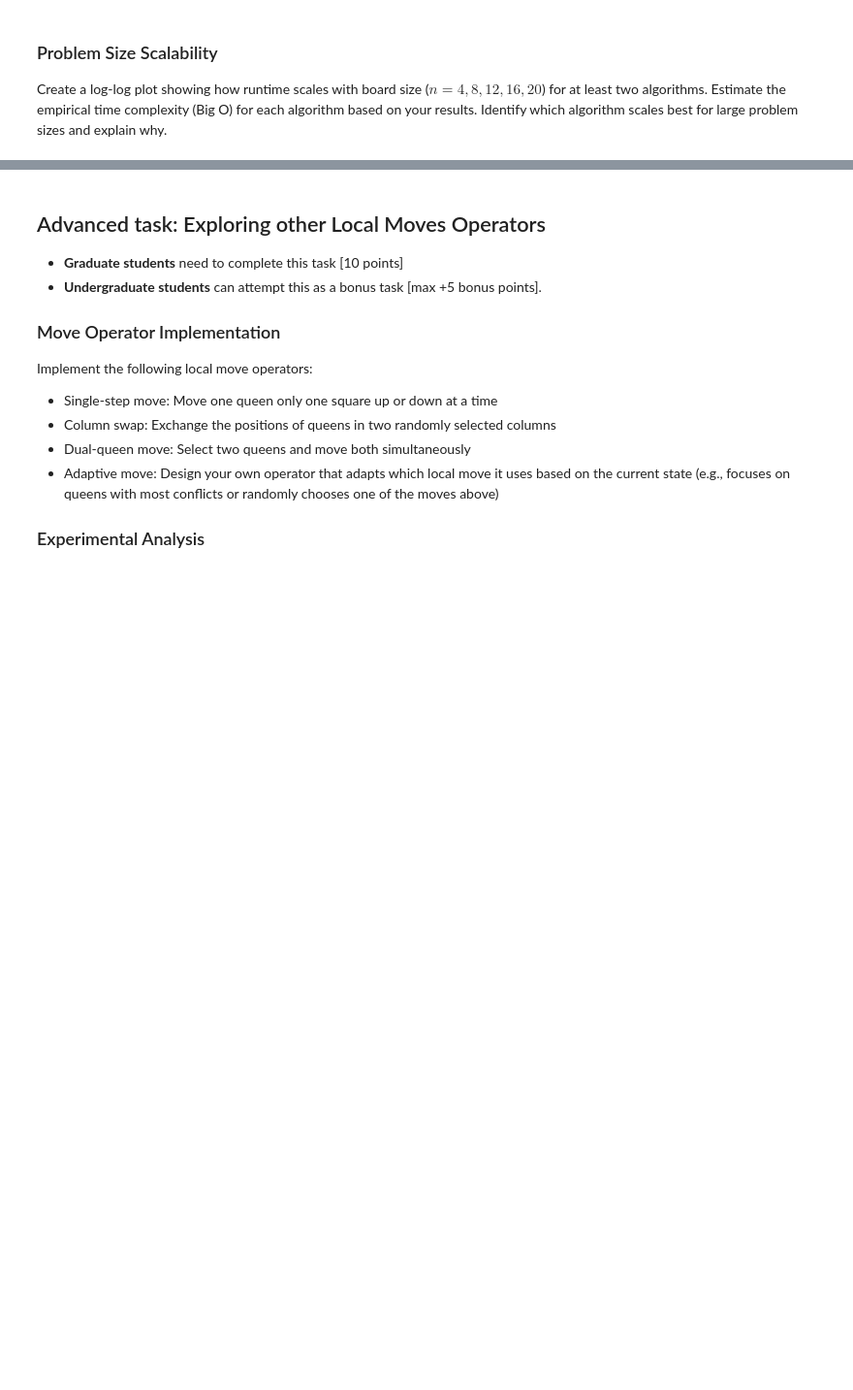
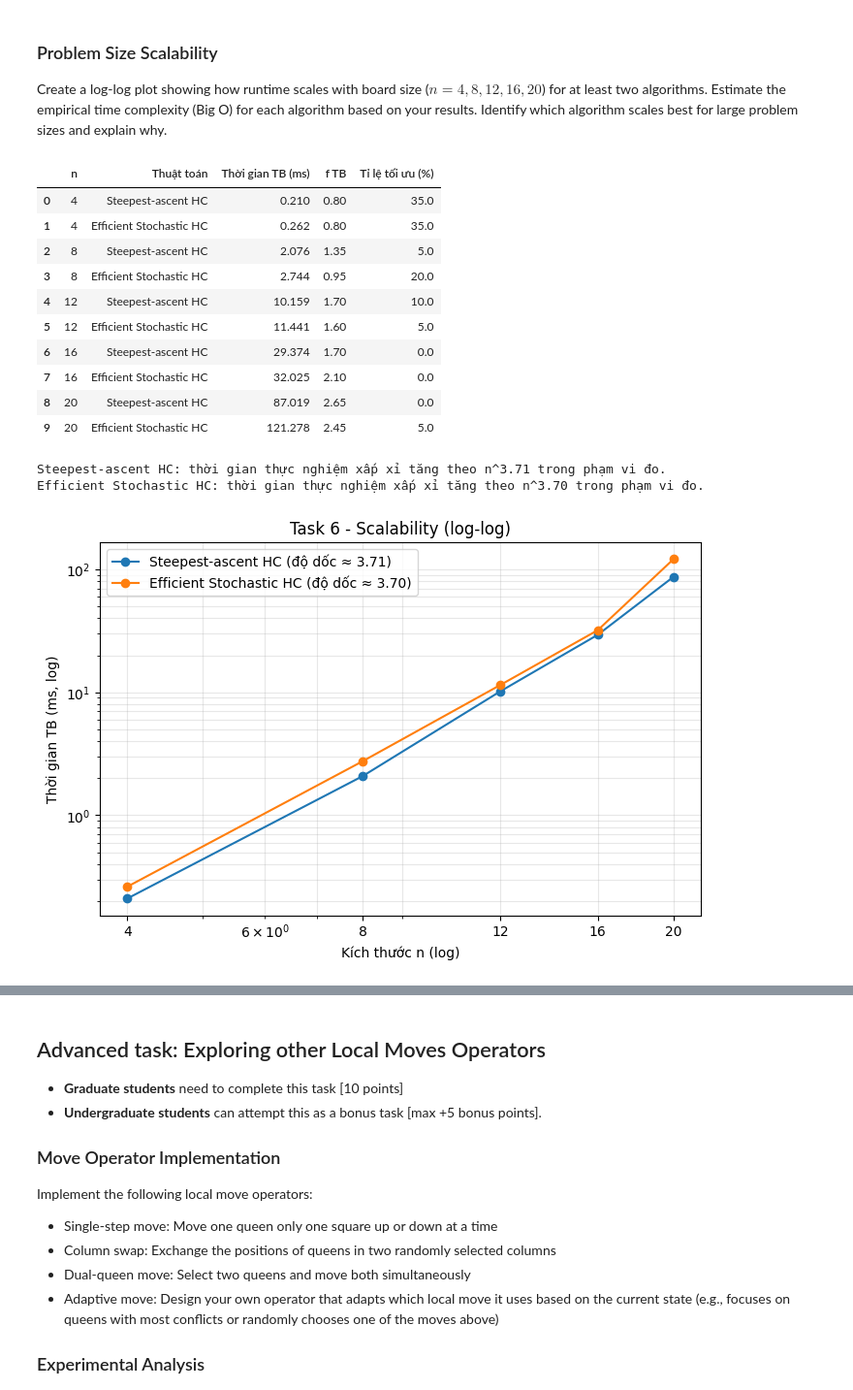
Before and after one commit to bibo0610/TTNTNC_10, a Jupyter notebook: lab03_LocalSearch/n_queens.ipynb, the cells around one changed output, grey strips where cells are left out. Shown at 97% size. Drawn from its saved outputs; the diff is of its cells as text; code cells hidden in the pictures; blank space fills up the shorter version.

```diff
--- a/lab03_LocalSearch/n_queens.ipynb
+++ b/lab03_LocalSearch/n_queens.ipynb
@@ -730,0 +1125,57 @@ Identify which algorithm scales best for large problem sizes and explain why.
+# %%
+# Dùng 2 thuật toán HC; giữ số phép thử mỗi n bằng nhau để so sánh.
+# 20 lần / điểm dùng cho phép đo bổ sung; bảng so sánh chính phía trên vẫn là 100 lần.
+SIZES_TASK6 = [4, 8, 12, 16, 20]
+SCALE_RUNS = 20
+SCALE_ALGOS = {
+    "Steepest-ascent HC": hill_climb,
+    "Efficient Stochastic HC": first_choice_hill_climb,
+}
+scaling_rows = []
+for n in SIZES_TASK6:
+    rng = np.random.default_rng(3000 + n)
+    starts = [rng.integers(0, n, size=n) for _ in range(SCALE_RUNS)]
+    for j, (name, algo) in enumerate(SCALE_ALGOS.items()):
+        elapsed, fs = [], []
+        for k, board in enumerate(starts):
+            np.random.seed(9000 + n*100 + k*2 + j)
+            t0 = time.perf_counter()
+            out = algo(board.copy())
+            elapsed.append((time.perf_counter()-t0)*1000)
+            fs.append(int(out[1]))
+        scaling_rows.append({"n": n, "Thuật toán": name,
+                             "Thời gian TB (ms)": np.mean(elapsed),
+                             "f TB": np.mean(fs), "Tỉ lệ tối ưu (%)": 100*np.mean(np.array(fs)==0)})
+scaling_task6 = pd.DataFrame(scaling_rows)
+display(scaling_task6.round(3))
+
+plt.figure(figsize=(8, 5))
+for name in SCALE_ALGOS:
+    group = scaling_task6[scaling_task6["Thuật toán"] == name].sort_values("n")
+    xs = group["n"].to_numpy(dtype=float)
+    ys = group["Thời gian TB (ms)"].to_numpy(dtype=float)
+    slope = np.polyfit(np.log(xs), np.log(np.maximum(ys, 1e-9)), 1)[0]
+    plt.loglog(xs, ys, marker="o", label=f"{name} (độ dốc ≈ {slope:.2f})")
+    print(f"{name}: thời gian thực nghiệm xấp xỉ tăng theo n^{slope:.2f} trong phạm vi đo.")
+plt.xlabel("Kích thước n (log)")
+plt.ylabel("Thời gian TB (ms, log)")
+plt.title("Task 6 - Scalability (log-log)")
+plt.xticks(SIZES_TASK6, [str(n) for n in SIZES_TASK6])
+plt.grid(alpha=.3, which="both")
+plt.legend()
+plt.show()
+# %% [output]
+|  | n | Thuật toán | Thời gian TB (ms) | f TB | Tỉ lệ tối ưu (%) |
+| 0 | 4 | Steepest-ascent HC | 0.210 | 0.80 | 35.0 |
+| 1 | 4 | Efficient Stochastic HC | 0.262 | 0.80 | 35.0 |
+| 2 | 8 | Steepest-ascent HC | 2.076 | 1.35 | 5.0 |
+| 3 | 8 | Efficient Stochastic HC | 2.744 | 0.95 | 20.0 |
+| 4 | 12 | Steepest-ascent HC | 10.159 | 1.70 | 10.0 |
+| 5 | 12 | Efficient Stochastic HC | 11.441 | 1.60 | 5.0 |
+| 6 | 16 | Steepest-ascent HC | 29.374 | 1.70 | 0.0 |
+| 7 | 16 | Efficient Stochastic HC | 32.025 | 2.10 | 0.0 |
+| 8 | 20 | Steepest-ascent HC | 87.019 | 2.65 | 0.0 |
+| 9 | 20 | Efficient Stochastic HC | 121.278 | 2.45 | 5.0 |
+Steepest-ascent HC: thời gian thực nghiệm xấp xỉ tăng theo n^3.71 trong phạm vi đo.
+Efficient Stochastic HC: thời gian thực nghiệm xấp xỉ tăng theo n^3.70 trong phạm vi đo.
+[figure, added]
```
Also changed, not shown: parts of 17 cells of this notebook, 1 other file.
